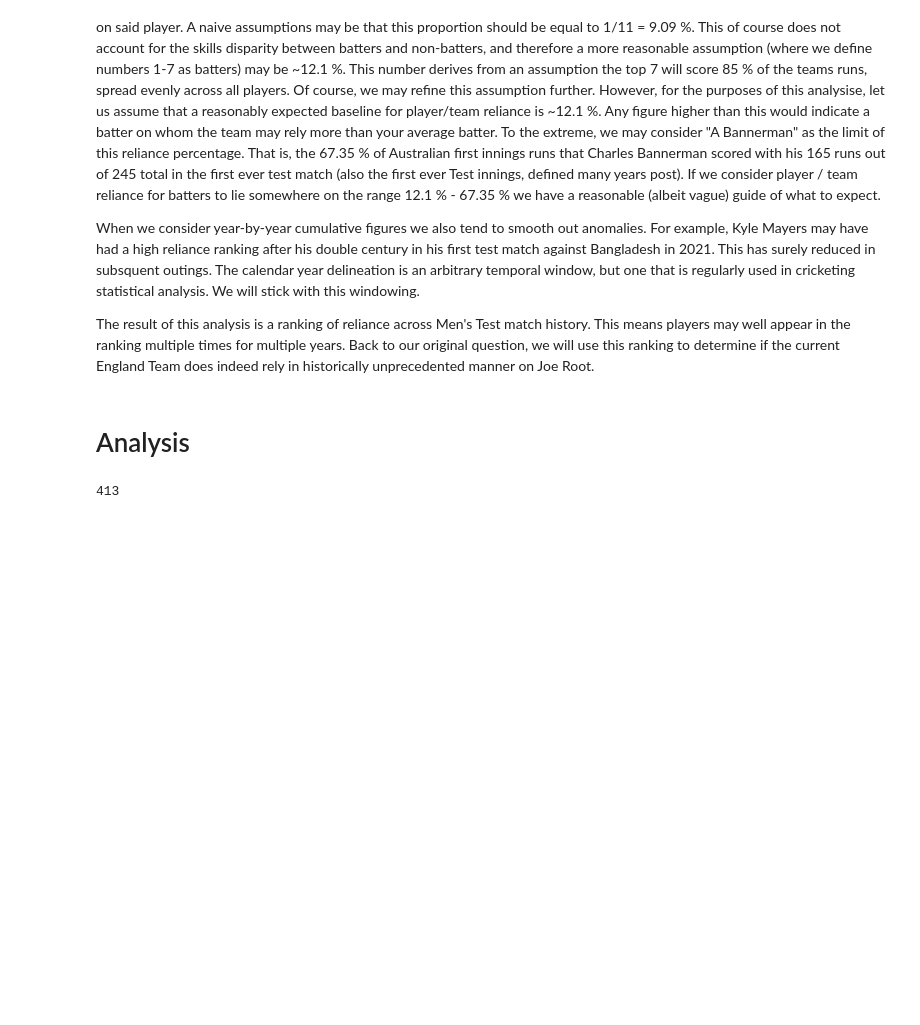
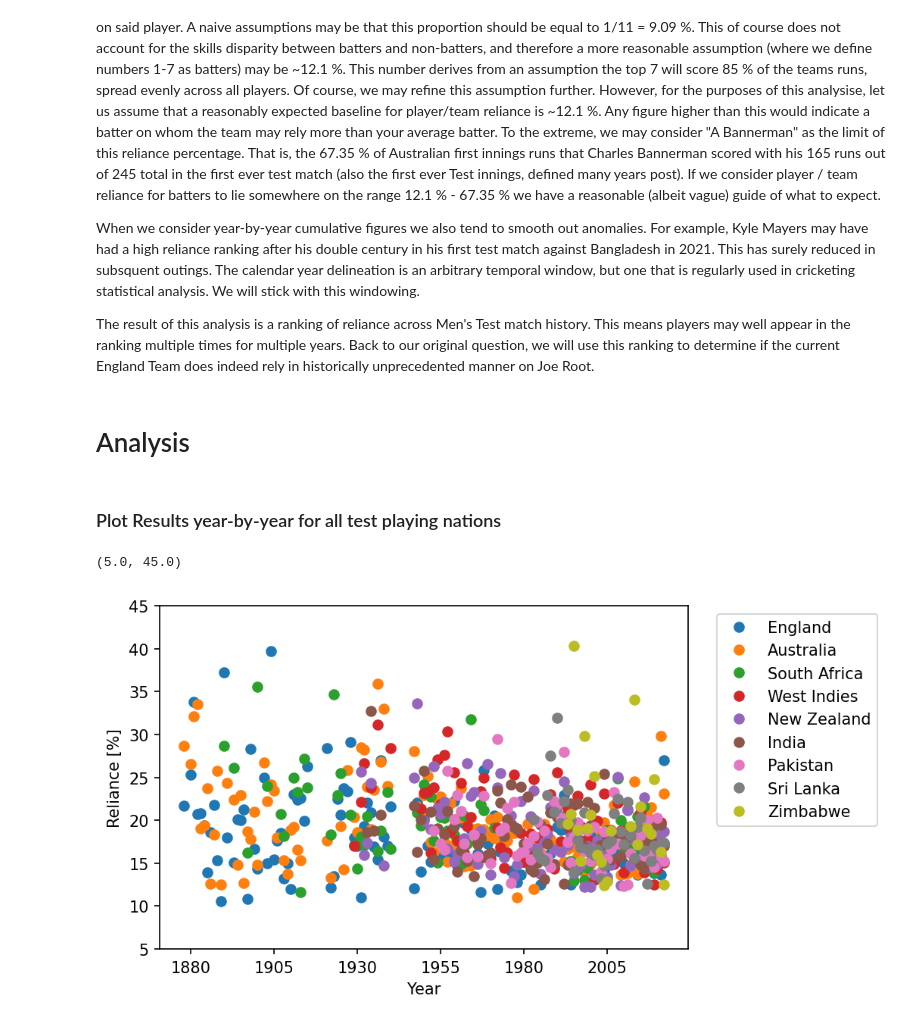
Before and after one commit to jhjorg/Root_Analysis, a Jupyter notebook: Root_analysis.ipynb, the cells around one changed output. Drawn from its saved outputs; the diff is of its cells as text; code cells hidden in the pictures; blank space fills up the shorter version.

Commit message:
Update to include plots
Updated to include plots - results for all teams bar Bang, Ire and Afg included

```diff
--- a/Root_analysis.ipynb
+++ b/Root_analysis.ipynb
@@ -115,7 +116,3 @@ for j in range(0,9):#len(teams)):
             # Calculate maximum reliance for that team for that year, and harvest player name
             reliance[i,j] = int(df_players["Runs"][0]) / sum(df_team["Runs"])
             players[i,j] = df_players["Player"][0]
-# %%
-int(df_players["Runs"][0])
-# %% [output]
-413
@@ -121,0 +123,29 @@ int(df_players["Runs"][0])
+# %%
+# Create dataframe from data
+df = pd.DataFrame({"Year":years})
+
+teams_new = ["England", "Australia", "South Africa", "West Indies", "New Zealand",
+             "India", "Pakistan", "Sri Lanka", "Zimbabwe"]
+
+for j in range(0,9):
+    df[teams_new[j] + " Player"] = players[:,j]
+    df[teams_new[j] + " Player"] = df[teams_new[j] + " Player"].str.decode("utf-8")
+    df[teams_new[j] + " Reliance"] = reliance[:,j]
+# %% [markdown]
+### Plot Results year-by-year for all test playing nations
+# %%
+# Plot results for all nations
+plt.rcParams['figure.dpi'] = 150
+
+for j in range(0,9):
+    plt.plot(df[teams_new[j] + " Reliance"]*100, 'o')
+
+
+plt.ylabel("Reliance [%]")
+plt.xlabel("Year")
+plt.legend(labels = teams_new, bbox_to_anchor=(1.04,1), loc="upper left")
+plt.xticks(ticks = np.arange(2,145, 25), labels=np.arange(1880,2022, 25))
+plt.ylim((5,45))
+# %% [output]
+(5.0, 45.0)
+[figure, added]
```
Also changed, not shown: parts of 7 cells of this notebook, 2 other files.
